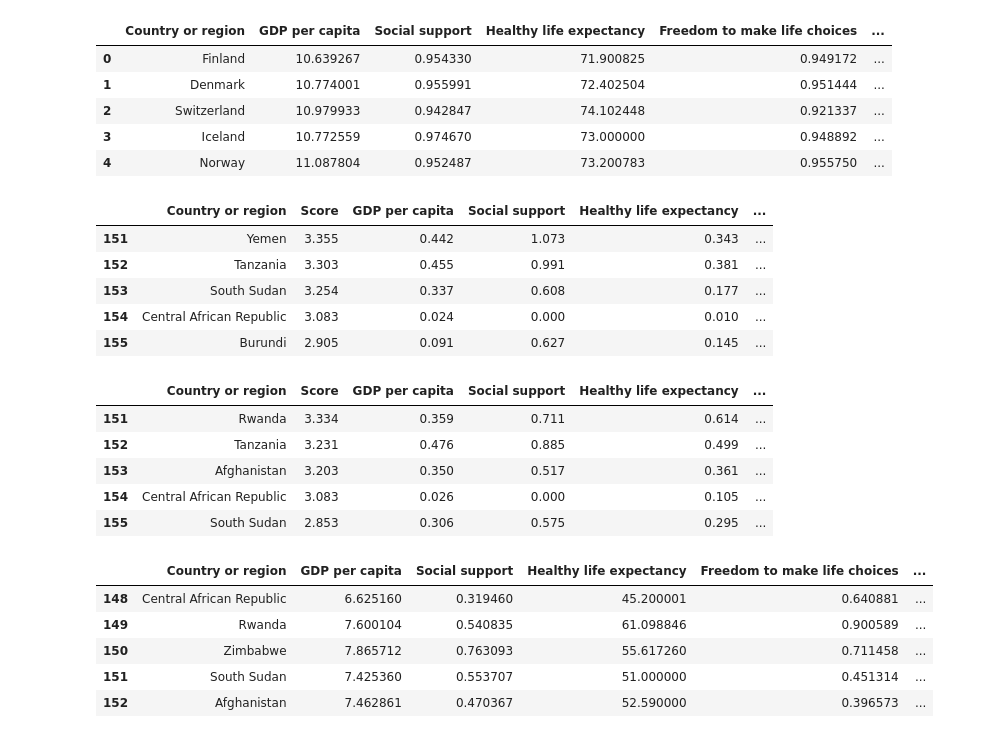
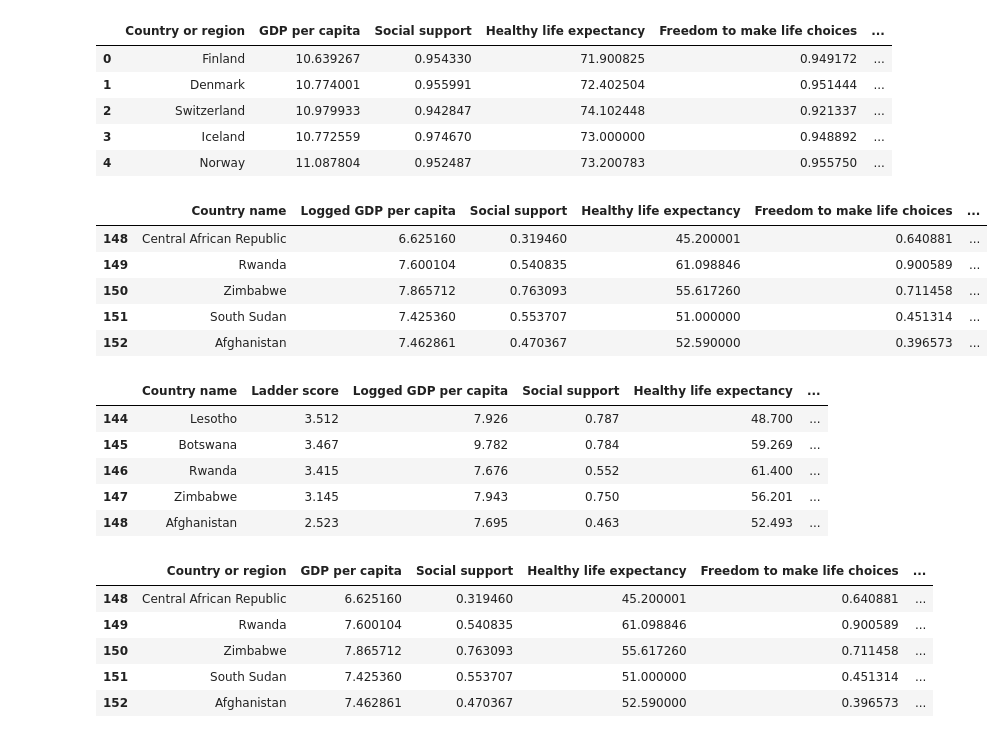
Before and after one commit to ouzgrp/project1bootcamp, a Jupyter notebook: Happiness Project.ipynb, the cells around one changed output. Drawn from its saved outputs; the diff is of its cells as text; code cells hidden in the pictures.

```diff
--- a/Happiness Project.ipynb
+++ b/Happiness Project.ipynb
@@ -130,24 +102,24 @@ df_2020_renamed.head()
 | 4 | Norway | 11.087804 | 0.952487 | 73.200783 | 0.955750 | ... |
 # %%
 #Check last 5 values of the data
-df_2018.tail()
+df_2020.tail()
 # %% [output]
-|  | Country or region | Score | GDP per capita | Social support | Healthy life expectancy | ... |
-| 151 | Yemen | 3.355 | 0.442 | 1.073 | 0.343 | ... |
-| 152 | Tanzania | 3.303 | 0.455 | 0.991 | 0.381 | ... |
-| 153 | South Sudan | 3.254 | 0.337 | 0.608 | 0.177 | ... |
-| 154 | Central African Republic | 3.083 | 0.024 | 0.000 | 0.010 | ... |
-| 155 | Burundi | 2.905 | 0.091 | 0.627 | 0.145 | ... |
+|  | Country name | Logged GDP per capita | Social support | Healthy life expectancy | Freedom to make life choices | ... |
+| 148 | Central African Republic | 6.625160 | 0.319460 | 45.200001 | 0.640881 | ... |
+| 149 | Rwanda | 7.600104 | 0.540835 | 61.098846 | 0.900589 | ... |
+| 150 | Zimbabwe | 7.865712 | 0.763093 | 55.617260 | 0.711458 | ... |
+| 151 | South Sudan | 7.425360 | 0.553707 | 51.000000 | 0.451314 | ... |
+| 152 | Afghanistan | 7.462861 | 0.470367 | 52.590000 | 0.396573 | ... |
 # %%
 #Check last 5 values of the data
-df_2019.tail()
+df_2021.tail()
 # %% [output]
-|  | Country or region | Score | GDP per capita | Social support | Healthy life expectancy | ... |
-| 151 | Rwanda | 3.334 | 0.359 | 0.711 | 0.614 | ... |
-| 152 | Tanzania | 3.231 | 0.476 | 0.885 | 0.499 | ... |
-| 153 | Afghanistan | 3.203 | 0.350 | 0.517 | 0.361 | ... |
-| 154 | Central African Republic | 3.083 | 0.026 | 0.000 | 0.105 | ... |
-| 155 | South Sudan | 2.853 | 0.306 | 0.575 | 0.295 | ... |
+|  | Country name | Ladder score | Logged GDP per capita | Social support | Healthy life expectancy | ... |
+| 144 | Lesotho | 3.512 | 7.926 | 0.787 | 48.700 | ... |
+| 145 | Botswana | 3.467 | 9.782 | 0.784 | 59.269 | ... |
+| 146 | Rwanda | 3.415 | 7.676 | 0.552 | 61.400 | ... |
+| 147 | Zimbabwe | 3.145 | 7.943 | 0.750 | 56.201 | ... |
+| 148 | Afghanistan | 2.523 | 7.695 | 0.463 | 52.493 | ... |
 # %%
 #Check last 5 values of the data
 df_2020_renamed.tail()
```
Also changed, not shown: parts of 11 cells of this notebook, 3 other files.
